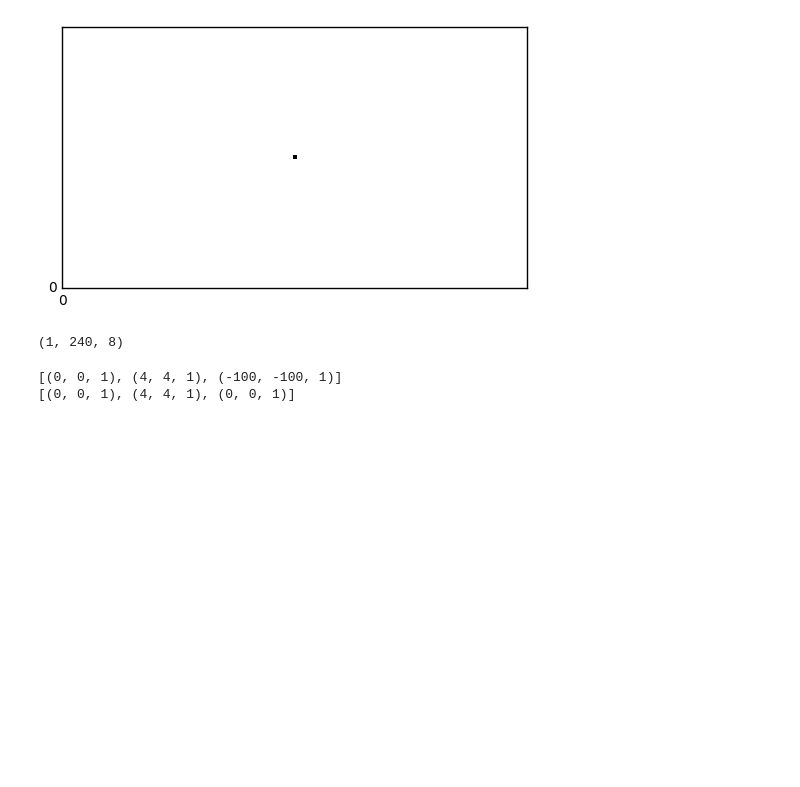
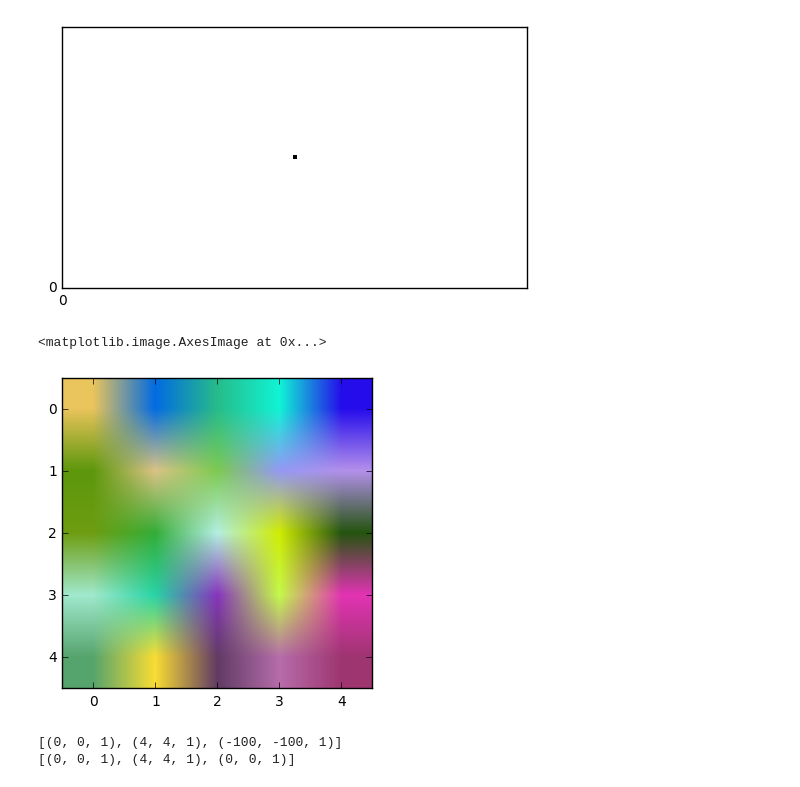
Before and after one commit to bmritz/findball, a Jupyter notebook: sim/notebooks/Visualize Ball.ipynb, the cells around one changed output. Saved outputs shown, nothing was run; the diff lists cells and outputs as text; code cells hidden in the pictures; blank space fills up the shorter version.

```diff
--- a/sim/notebooks/Visualize Ball.ipynb
+++ b/sim/notebooks/Visualize Ball.ipynb
@@ -155,10 +238,11 @@ initial_conditions = get_conf(ball_start[1], ball_velocity_mph, ball_launch_angl
 initial_conditions['name'] = "nb"
 traj = vt.Trajectory(**initial_conditions)
 ball_data = traj.solve_n_steps(int(240*1), 1/240.)[:]
-# %%
-ball_data.shape
-# %% [output]
-(1, 240, 8)
+# %%
+plt.imshow(np.random.random_integers(0, 255, size=(5,5,3)), )
+# %% [output]
+<matplotlib.image.AxesImage at 0x...>
+[figure, added]
 # %%
 
 ## camera coordinates
```
Also changed, not shown: parts of 4 cells of this notebook.
